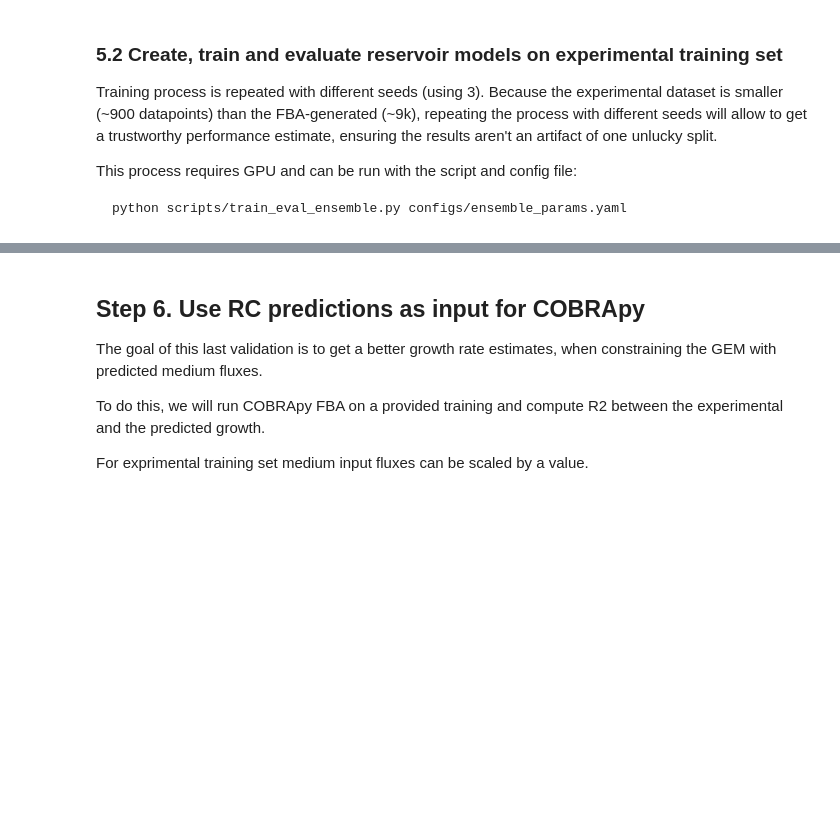
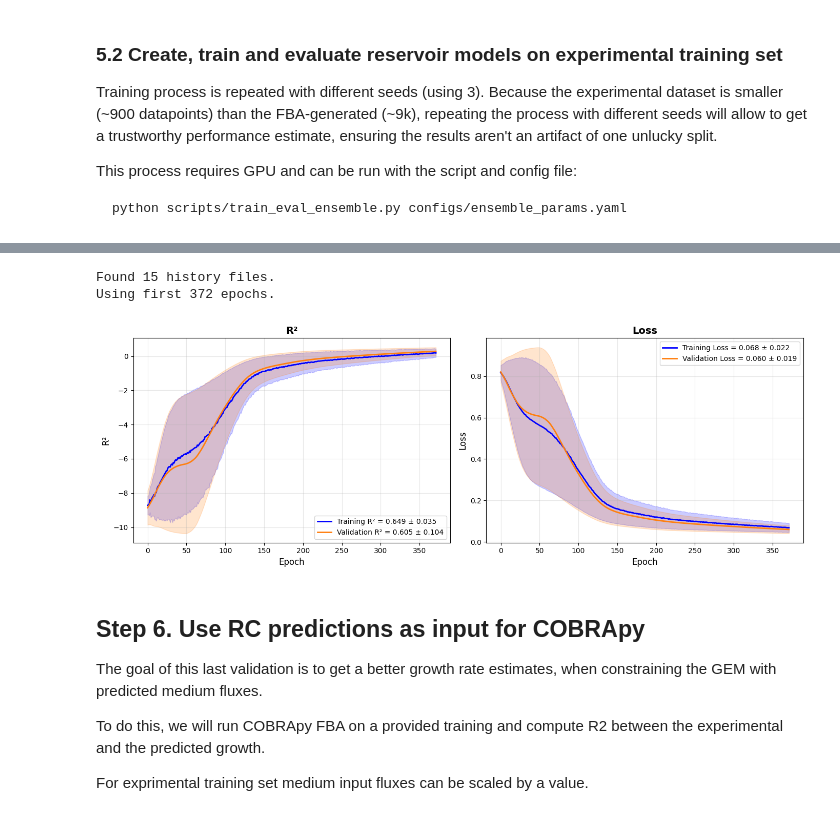
Before and after one commit to lyach/artificial-metabolic-networks, a Jupyter notebook: notebooks/Tutorial_Aida_LC.ipynb, the cells around one changed output, grey strips where cells are left out. Saved outputs shown, nothing was run; the diff lists cells and outputs as text; code cells hidden in the pictures; blank space fills up the shorter version.

```diff
--- a/notebooks/Tutorial_Aida_LC.ipynb
+++ b/notebooks/Tutorial_Aida_LC.ipynb
@@ -823,3 +815,12 @@ Using first 687 epochs.
+# %%
+from src.plots import plot_learning_curve
+
+result_path = PROJECT_ROOT / 'experiments/aidaying_iml1515_UB_AMN_QP-March11/result_ensemble'
+fig = plot_learning_curve(result_path)
+# %% [output]
+Found 15 history files.
+Using first 372 epochs.
+[figure, added]
 # %% [markdown]
 ## Step 6. Use RC predictions as input for COBRApy
 
```
Also changed, not shown: parts of 11 cells of this notebook, 1 other file.
